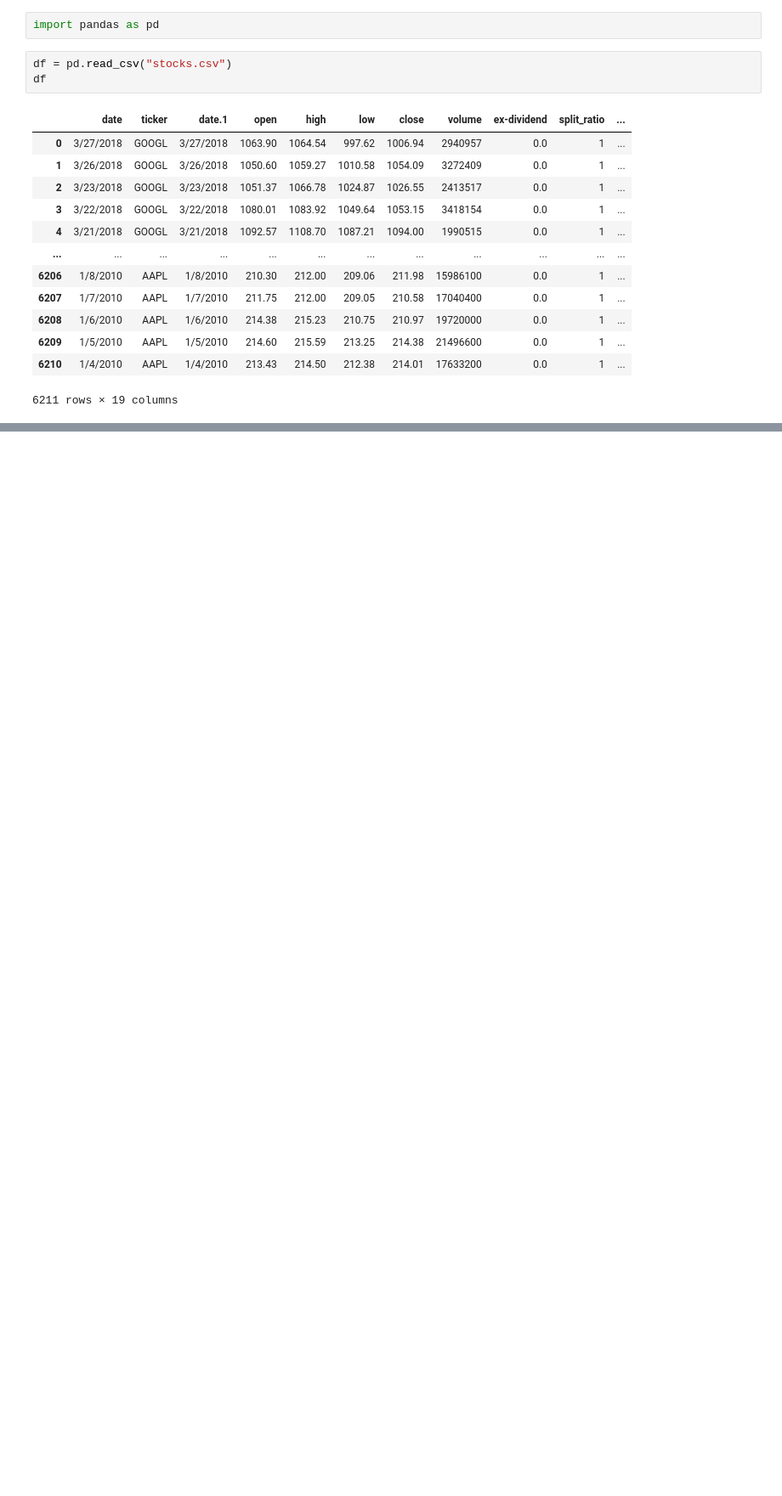
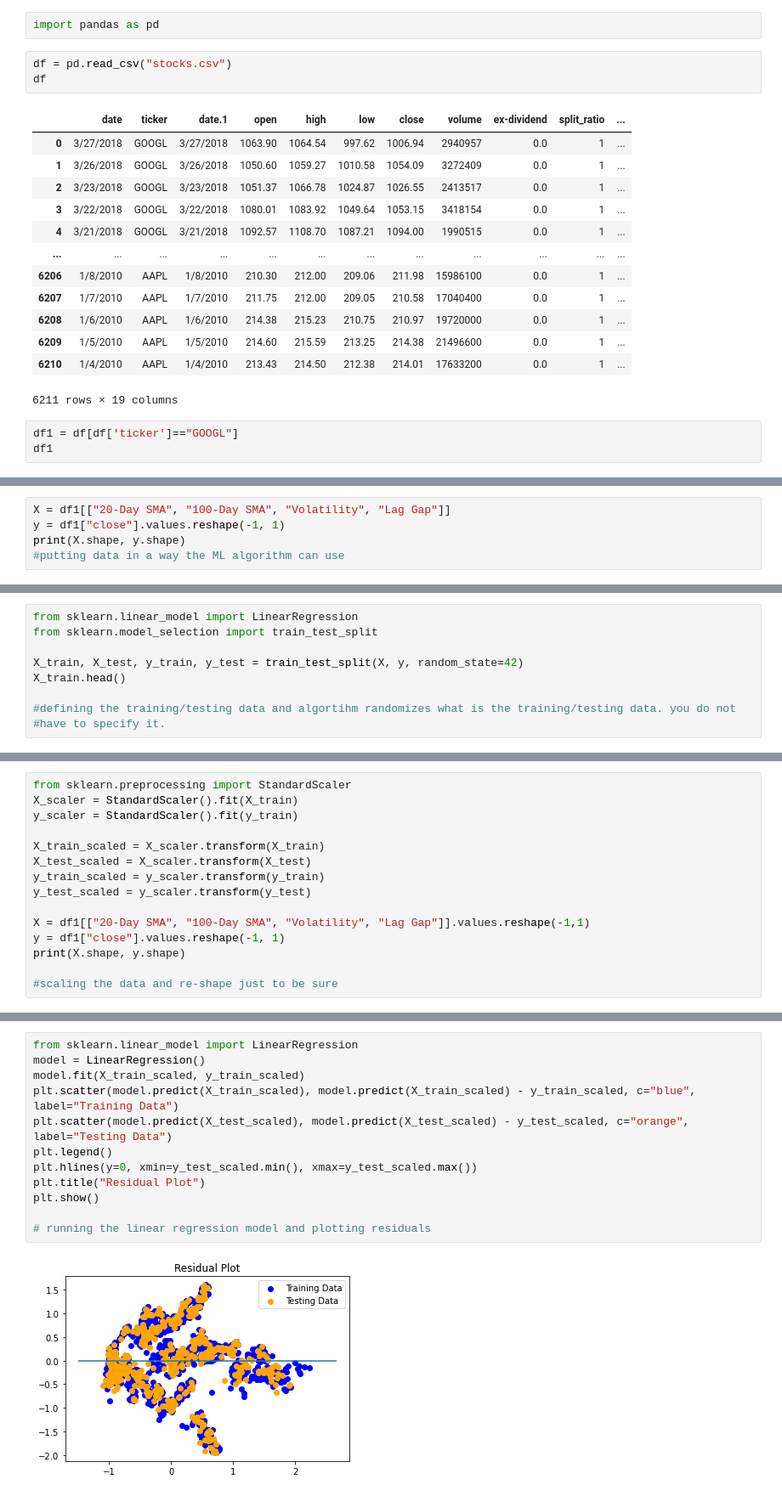
Before and after one commit to allychau/stockmarket, a Jupyter notebook: startdata/StockwithFeatures.ipynb, the cells around one changed output, grey strips where cells are left out. Shown at 85% size. Saved outputs shown, nothing was run; the diff lists cells and outputs as text; blank space fills up the shorter version.

```diff
--- a/startdata/StockwithFeatures.ipynb
+++ b/startdata/StockwithFeatures.ipynb
@@ -17,3 +17,6 @@ df
 | 6209 | 1/5/2010 | AAPL | 1/5/2010 | 214.60 | 215.59 | 213.25 | 214.38 | 21496600 | 0.0 | 1 | ... |
 | 6210 | 1/4/2010 | AAPL | 1/4/2010 | 213.43 | 214.50 | 212.38 | 214.01 | 17633200 | 0.0 | 1 | ... |
 6211 rows × 19 columns
+# %%
+df1 = df[df['ticker']=="GOOGL"]
+df1
@@ -19,0 +37,5 @@ df
+# %%
+X = df1[["20-Day SMA", "100-Day SMA", "Volatility", "Lag Gap"]]
+y = df1["close"].values.reshape(-1, 1)
+print(X.shape, y.shape)
+#putting data in a way the ML algorithm can use
@@ -19,0 +44,9 @@ df
+# %%
+from sklearn.linear_model import LinearRegression
+from sklearn.model_selection import train_test_split
+
+X_train, X_test, y_train, y_test = train_test_split(X, y, random_state=42)
+X_train.head()
+
+#defining the training/testing data and algortihm randomizes what is the training/testing data. you do not
+#have to specify it.
@@ -19,0 +60,15 @@ df
+# %%
+from sklearn.preprocessing import StandardScaler
+X_scaler = StandardScaler().fit(X_train)
+y_scaler = StandardScaler().fit(y_train)
+
+X_train_scaled = X_scaler.transform(X_train)
+X_test_scaled = X_scaler.transform(X_test)
+y_train_scaled = y_scaler.transform(y_train)
+y_test_scaled = y_scaler.transform(y_test)
+
+X = df1[["20-Day SMA", "100-Day SMA", "Volatility", "Lag Gap"]].values.reshape(-1,1)
+y = df1["close"].values.reshape(-1, 1)
+print(X.shape, y.shape)
+
+#scaling the data and re-shape just to be sure
@@ -19,0 +77,14 @@ df
+# %%
+from sklearn.linear_model import LinearRegression
+model = LinearRegression()
+model.fit(X_train_scaled, y_train_scaled)
+plt.scatter(model.predict(X_train_scaled), model.predict(X_train_scaled) - y_train_scaled, c="blue", label="Training Data")
+plt.scatter(model.predict(X_test_scaled), model.predict(X_test_scaled) - y_test_scaled, c="orange", label="Testing Data")
+plt.legend()
+plt.hlines(y=0, xmin=y_test_scaled.min(), xmax=y_test_scaled.max())
+plt.title("Residual Plot")
+plt.show()
+
+# running the linear regression model and plotting residuals
+# %% [output]
+[figure, added]
```
Also changed, not shown: parts of 5 cells of this notebook.
